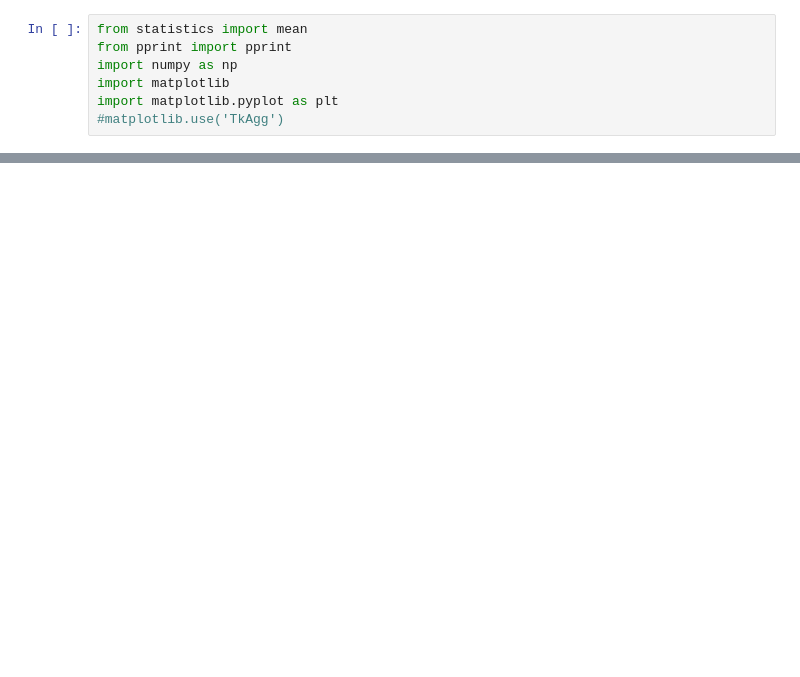
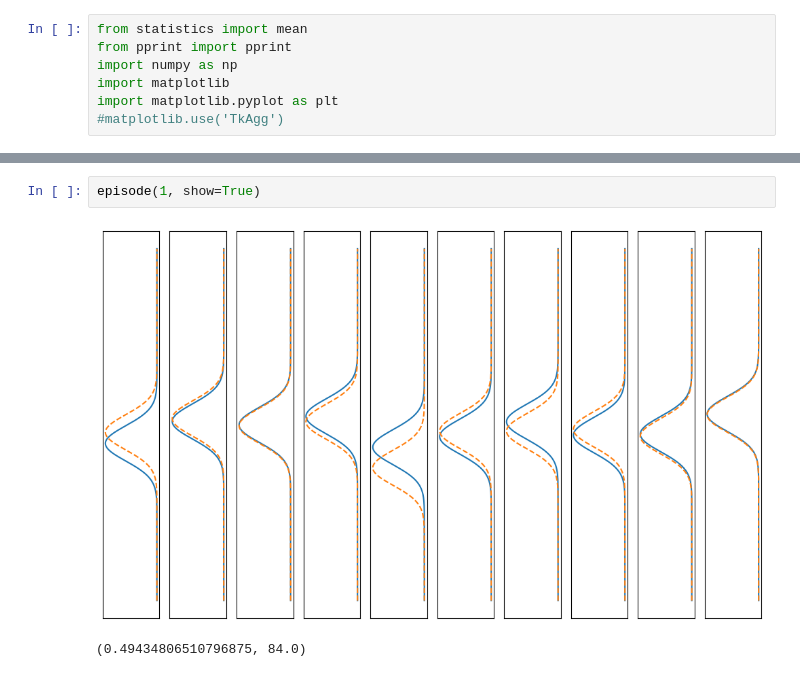
Before and after one commit to nikoczernin/aknum, a Jupyter notebook: tutorial_1/e1.7.ipynb, the cells around one changed output, grey strips where cells are left out. Cells and saved outputs as stored; diff of their text form; blank space fills up the shorter version.

```diff
--- a/tutorial_1/e1.7.ipynb
+++ b/tutorial_1/e1.7.ipynb
@@ -77,0 +98,5 @@ plt.show()
+# %%
+episode(1, show=True)
+# %% [output]
+[figure, added]
+(0.49434806510796875, 84.0)
```
Also changed, not shown: parts of 4 cells of this notebook, 3 other files.
